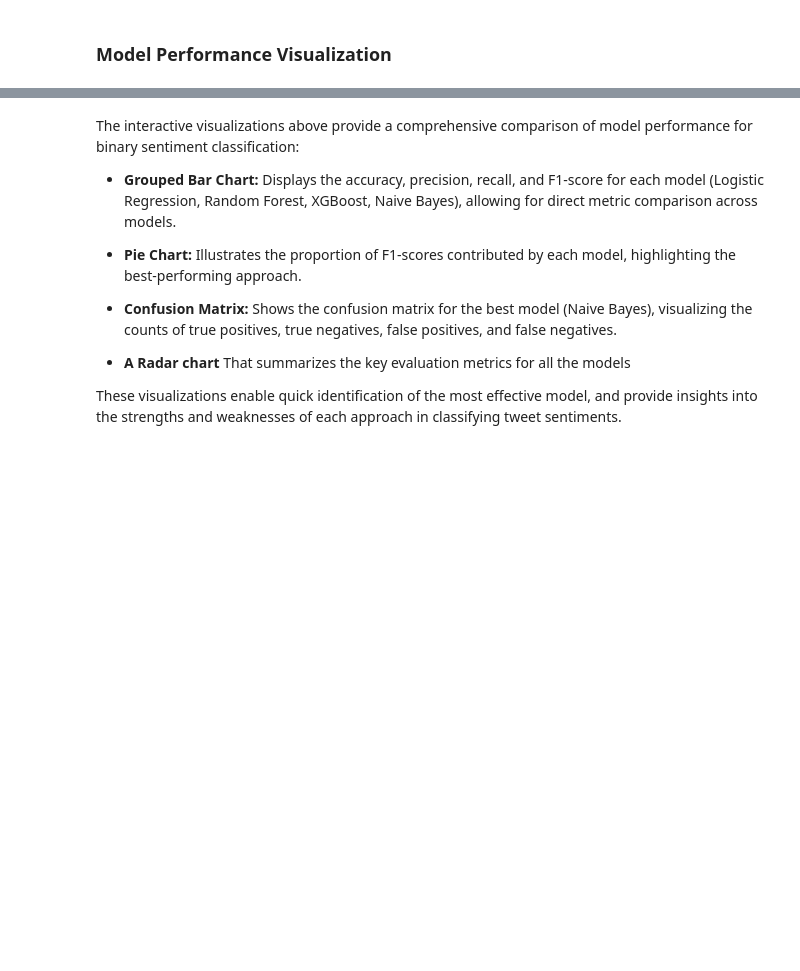
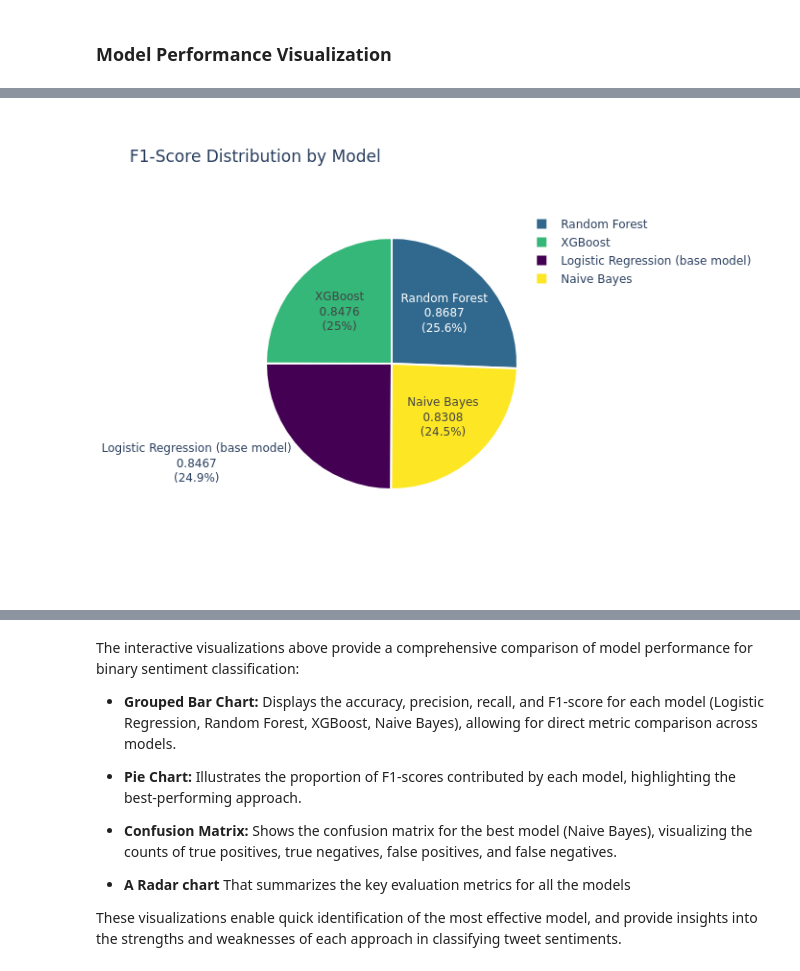
Before and after one commit to Patricknmaina/phase-4-project, a Jupyter notebook: nlp.ipynb, the cells around one changed output, grey strips where cells are left out. Saved outputs shown, nothing was run; the diff lists cells and outputs as text; code cells hidden in the pictures; blank space fills up the shorter version.

```diff
--- a/nlp.ipynb
+++ b/nlp.ipynb
@@ -1337,22 +1364,30 @@ fig_bar.show()
 # %%
 # Plot 2. F1-Score comparison (interactive pie chart)
 viridis_colors = pc.sample_colorscale('Viridis', [i / (len(results_df)-1) for i in range(len(results_df))])
 
 fig_pie = go.Figure(go.Pie(
     labels=results_df.index,
     values=results_df['f1_score'],
     textinfo='label+percent+value',
     texttemplate='%{label}<br>%{value:.4f}<br>(%{percent})',
     marker=dict(colors=viridis_colors, line=dict(color='white', width=2))
 ))
 
 fig_pie.update_layout(
     title='F1-Score Distribution by Model',
     height=800,
     width=1100
 )
 
 fig_pie.show()
+
+# Save as PNG
+fig_pie.write_image("plotly_images/binary_F1_score_distribution_by_model.png")
+
+# Display the image (so it appears in PDF)
+display(Image("plotly_images/binary_F1_score_distribution_by_model.png"))
+# %% [output]
+[figure, added]
 # %%
 # Plot 3. Confusion matrix for best multi-class model
 best_pipeline_obj = pipelines[best_model]
```
Also changed, not shown: parts of 13 cells of this notebook.
